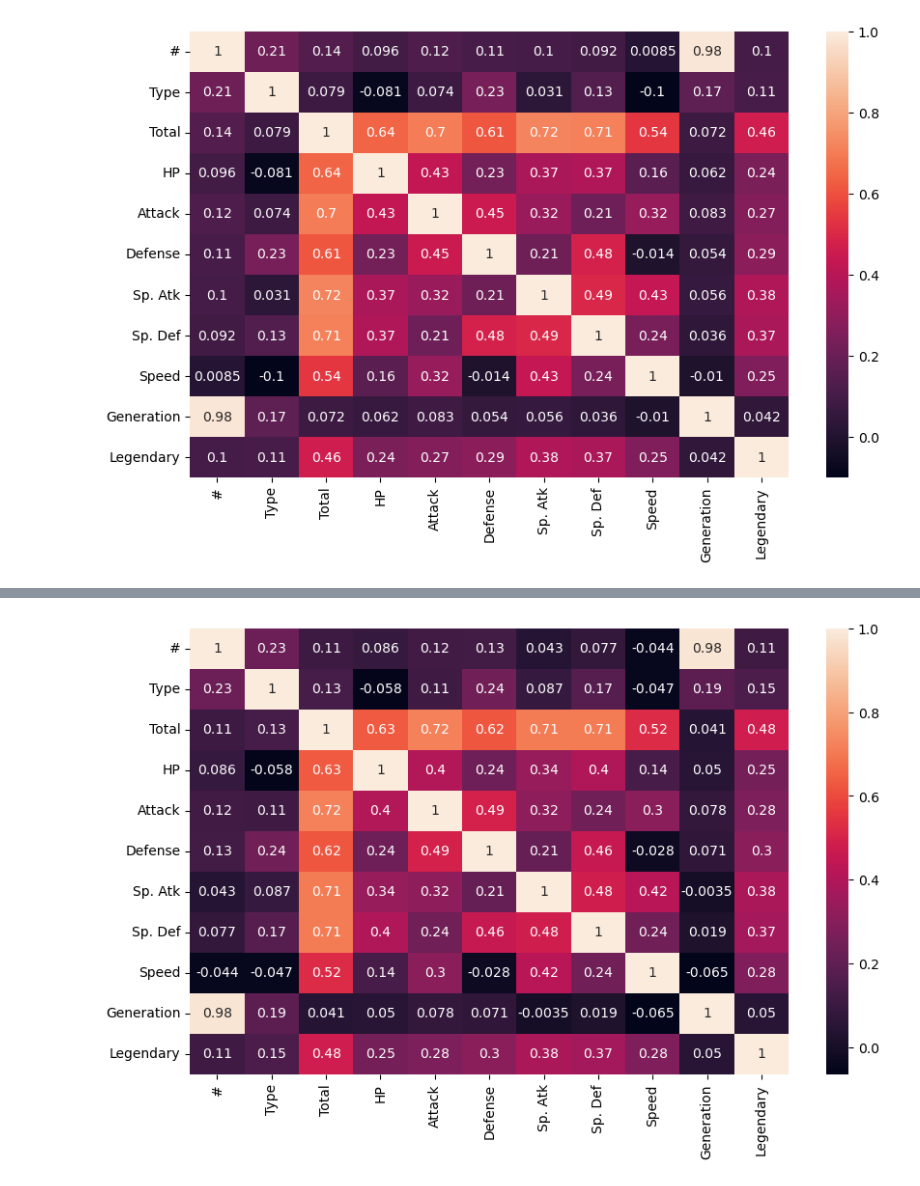
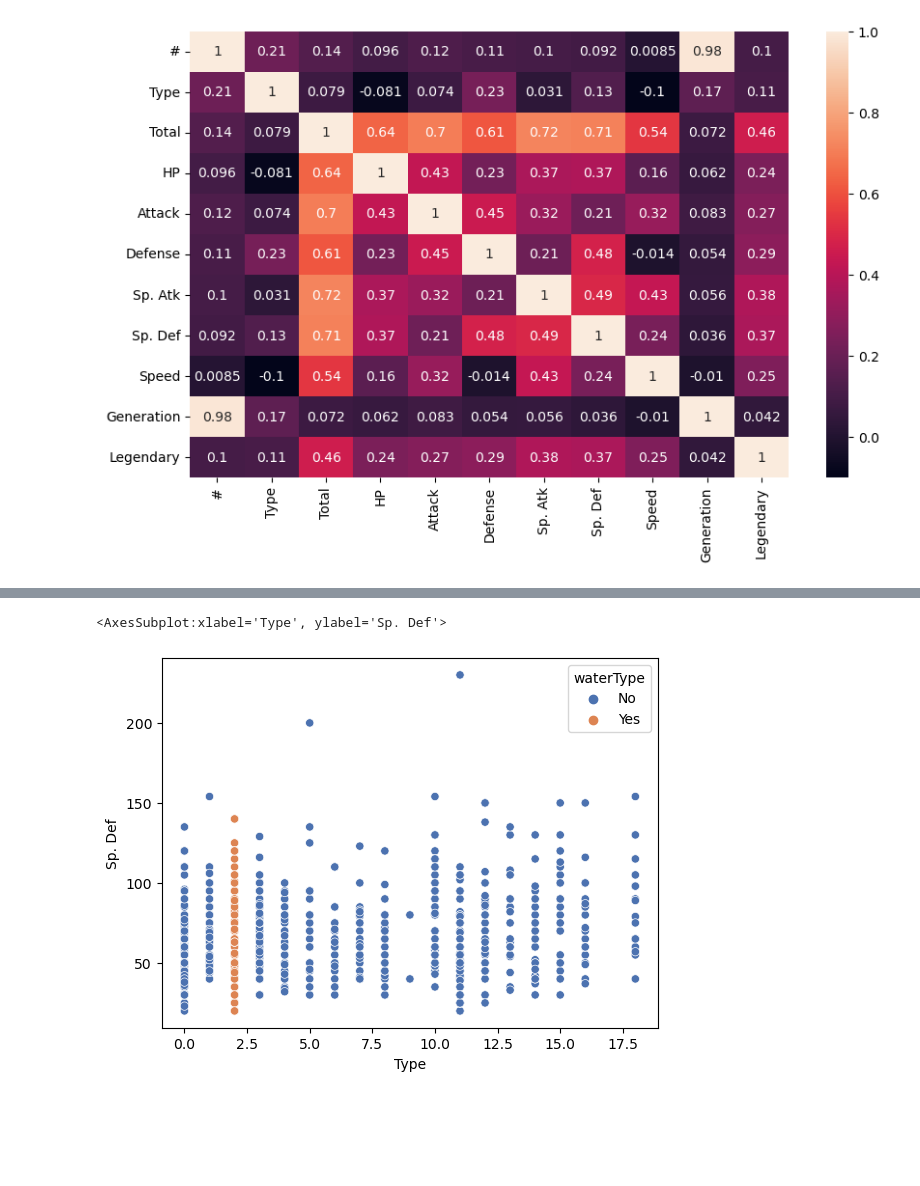
Before and after one commit to adriancabalo/CCIC_DS1, a Jupyter notebook: Final Project DS2.ipynb, the cells around one changed output, grey strips where cells are left out. Saved outputs shown, nothing was run; the diff lists cells and outputs as text; code cells hidden in the pictures; blank space fills up the shorter version.

```diff
--- a/Final Project DS2.ipynb
+++ b/Final Project DS2.ipynb
@@ -100 +127,8 @@ plt.show()
+# %%
+# Gives me the correlation between Type and other values
+
+sns.scatterplot(data=df, x="Type", y="Sp. Def", hue="waterType", palette= "deep")
+# %% [output]
+<AxesSubplot:xlabel='Type', ylabel='Sp. Def'>
+[figure, added]
 # %%
@@ -126,6 +138,0 @@ train,test = testTrainSplit(shuffle)
-# %%
-plt.figure(figsize=(10,6))
-sns.heatmap(train.corr(),annot=True)
-plt.show()
-# %% [output]
-[figure, removed]
```
Also changed, not shown: parts of 39 cells of this notebook.
